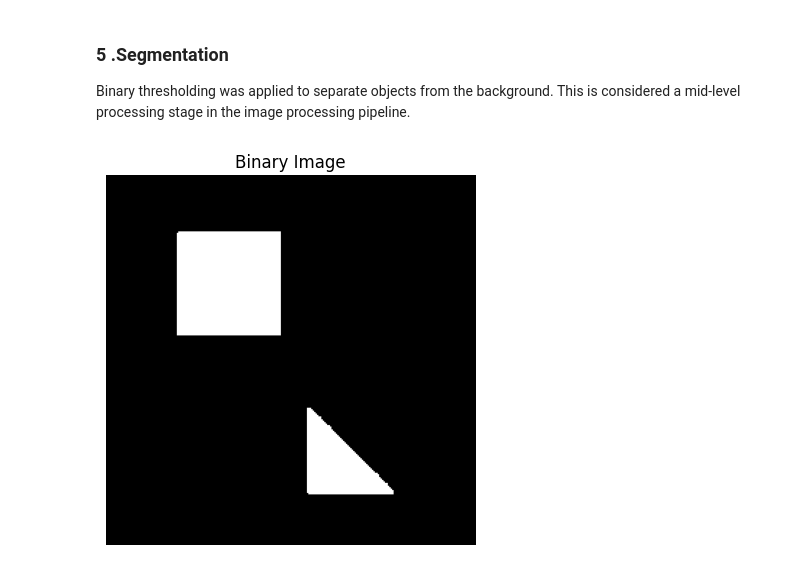
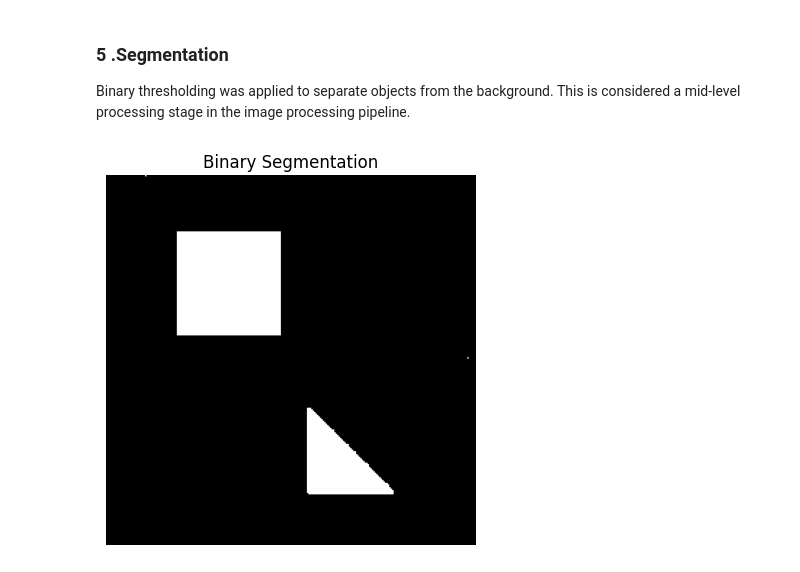
Before and after one commit to hatoonGH/GH-, a Jupyter notebook: AI342Lab1.ipynb, the cells around one changed output. Drawn from its saved outputs; the diff is of its cells as text; code cells hidden in the pictures.

```diff
--- a/AI342Lab1.ipynb
+++ b/AI342Lab1.ipynb
@@ -327,10 +327,10 @@ This is considered a mid-level processing stage in the image processing pipeline
 # %%
 threshold = denoised.mean()
 binary = denoised > threshold
 
 plt.imshow(binary, cmap='gray')
-plt.title("Binary Image")
+plt.title("Binary Segmentation")
 plt.axis('off')
 plt.show()
 # %% [output]
-[figure, old version]
+[figure, new version]
```
Also changed, not shown: parts of 2 cells of this notebook.
